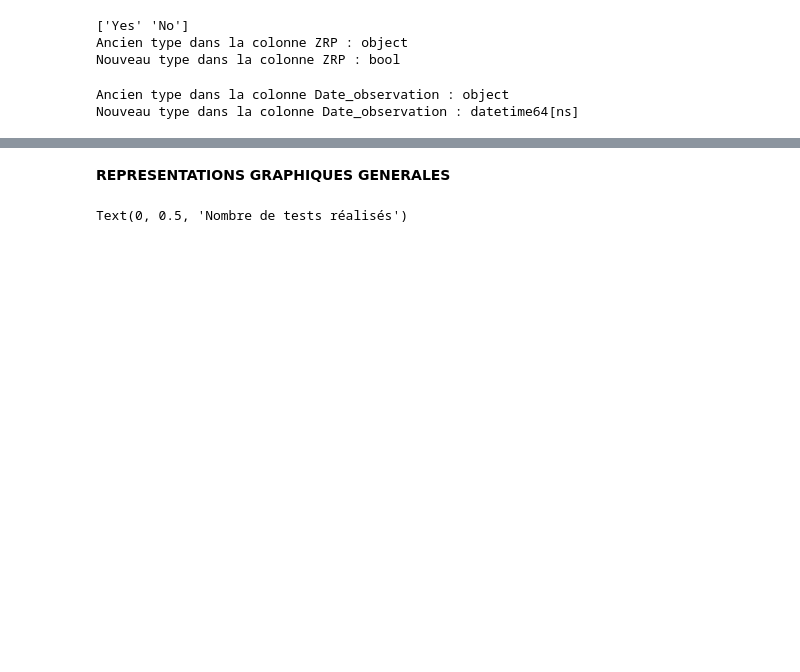
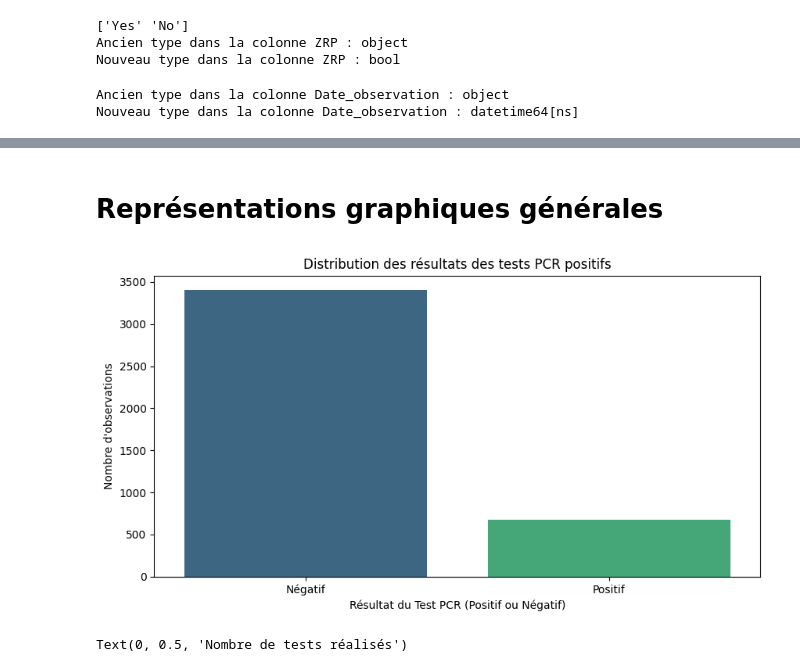
Before and after one commit to bavrillon/Avian-influenza, a Jupyter notebook: EDA.ipynb, the cells around one changed output, grey strips where cells are left out. Cells and saved outputs as stored; diff of their text form; code cells hidden in the pictures; blank space fills up the shorter version.

Commit message:
trvail effectué sur les représentations graphiques générales

```diff
--- a/EDA.ipynb
+++ b/EDA.ipynb
@@ -155,7 +155,25 @@ df.head()
 | 3901 | False | Pigeon_biset | 3420 | Columba_livia | Columbidae | 31488 | ... |
 | 3892 | False | Pigeon_ramier | 3424 | Columba_palumbus | Columbidae | 7349 | ... |
 # %% [markdown]
-**REPRESENTATIONS GRAPHIQUES GENERALES**
+# **Représentations graphiques générales**
+# %%
+# DISTRBUTION DES RESULTATS DES ANALYSES
+
+plt.figure(figsize=(10, 5))
+sns.countplot(
+    data=df,
+    x='Test_PCR_positif',
+    hue='Test_PCR_positif',
+    palette='viridis',
+    legend=False
+)
+plt.title('Distribution des résultats des tests PCR positifs')
+plt.xlabel('Résultat du Test PCR (Positif ou Négatif)')
+plt.ylabel('Nombre d\'observations')
+plt.xticks([0, 1], ['Négatif', 'Positif'])  # Remplace True/False par Négatif/Positif
+plt.show()
+# %% [output]
+[figure, added]
 # %%
 # ANALYSE DE LA FREQUENCE DES TESTS EFFECTUES SUR LES OISEAUX
 
```
Also changed, not shown: parts of 10 cells of this notebook.
